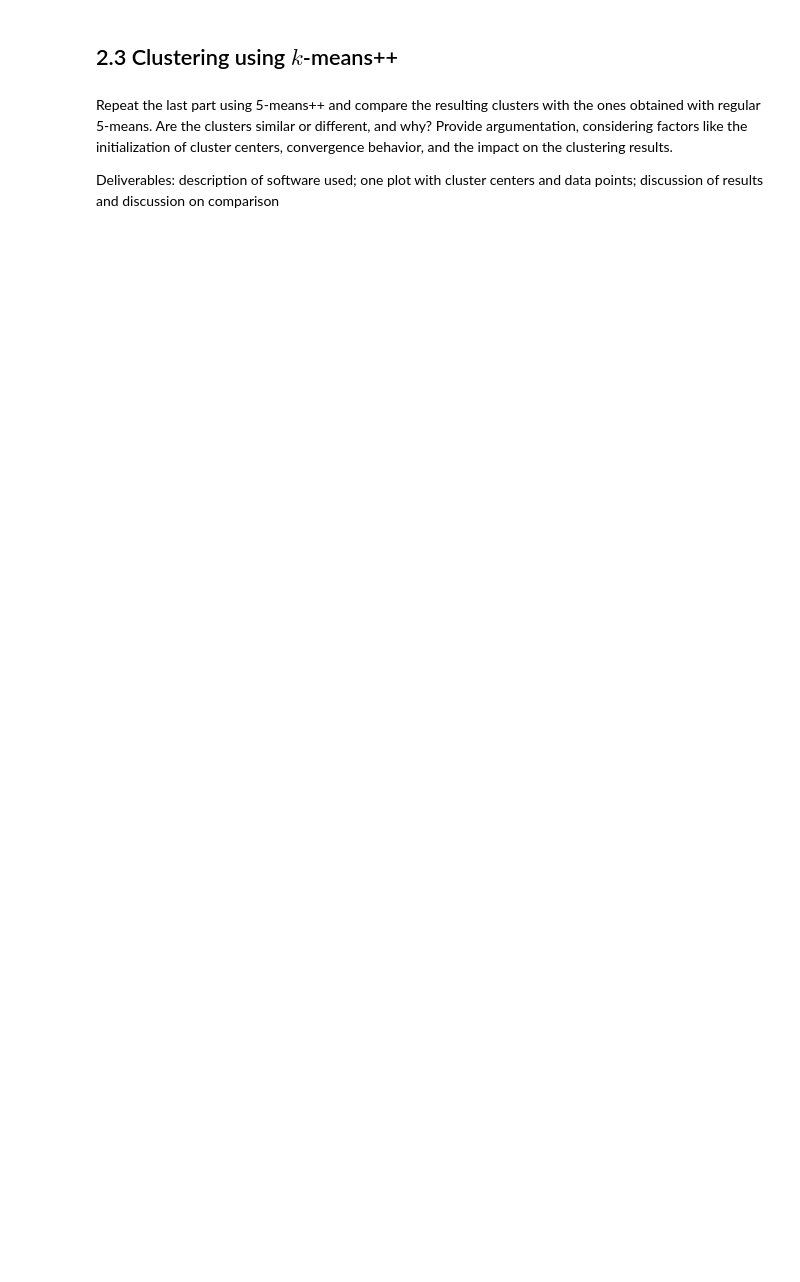
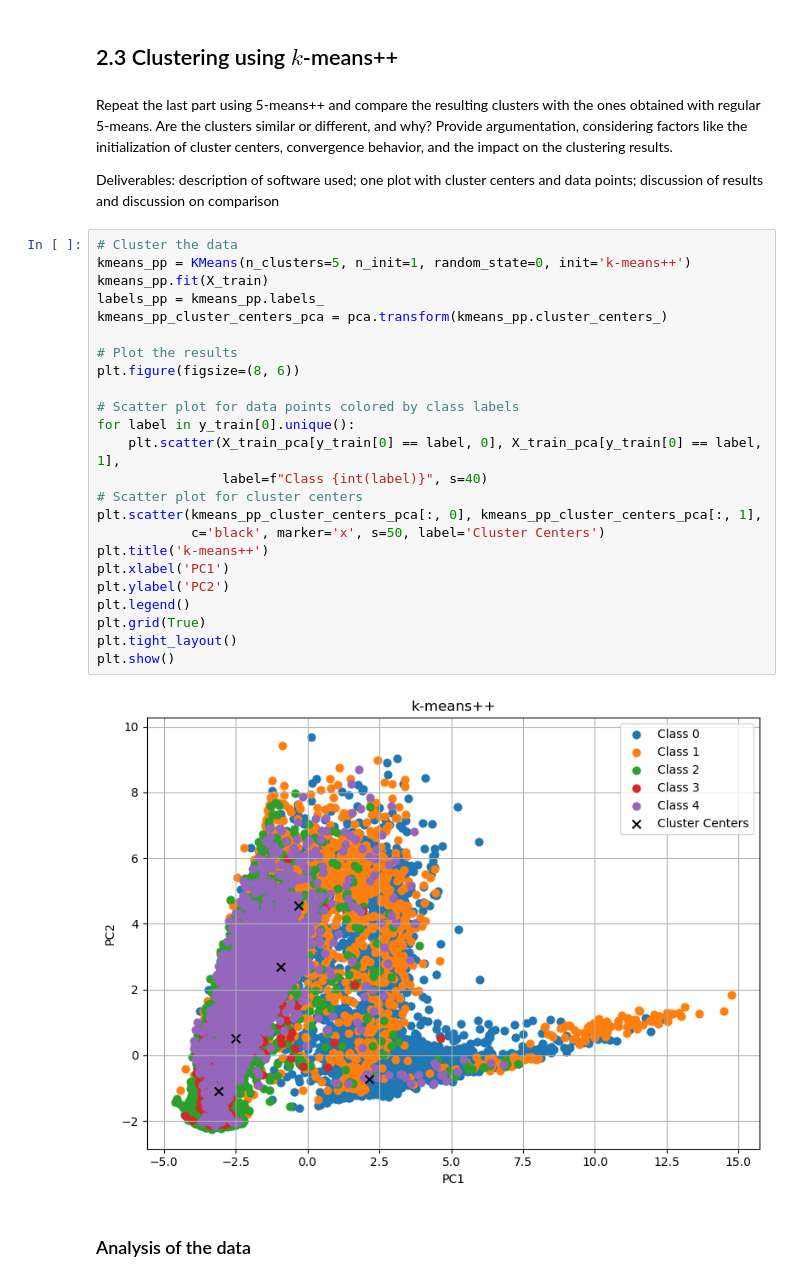
Before and after one commit to henrikdchristensen/DIKU-MLA-A7-Clustering-and-PCA, a Jupyter notebook: notebook.ipynb, the cells around one changed output. Saved outputs shown, nothing was run; the diff lists cells and outputs as text; blank space fills up the shorter version.

```diff
--- a/notebook.ipynb
+++ b/notebook.ipynb
@@ -416,3 +283,31 @@ Note: t-SNE can be computationally intensive, especially for large datasets. The
 Repeat the last part using 5-means++ and compare the resulting clusters with the ones obtained with regular 5-means. Are the clusters similar or different, and why? Provide argumentation, considering factors like the initialization of cluster centers, convergence behavior, and the impact on the clustering results.
 
 Deliverables: description of software used; one plot with cluster centers and data points; discussion of results and discussion on comparison
+# %%
+# Cluster the data
+kmeans_pp = KMeans(n_clusters=5, n_init=1, random_state=0, init='k-means++')
+kmeans_pp.fit(X_train)
+labels_pp = kmeans_pp.labels_
+kmeans_pp_cluster_centers_pca = pca.transform(kmeans_pp.cluster_centers_)
+
+# Plot the results
+plt.figure(figsize=(8, 6))
+
+# Scatter plot for data points colored by class labels
+for label in y_train[0].unique():
+    plt.scatter(X_train_pca[y_train[0] == label, 0], X_train_pca[y_train[0] == label, 1],
+                label=f"Class {int(label)}", s=40)
+# Scatter plot for cluster centers
+plt.scatter(kmeans_pp_cluster_centers_pca[:, 0], kmeans_pp_cluster_centers_pca[:, 1],
+            c='black', marker='x', s=50, label='Cluster Centers')
+plt.title('k-means++')
+plt.xlabel('PC1')
+plt.ylabel('PC2')
+plt.legend()
+plt.grid(True)
+plt.tight_layout()
+plt.show()
+# %% [output]
+[figure, added]
+# %% [markdown]
+### Analysis of the data
```
Also changed, not shown: parts of 24 cells of this notebook, 6 other files.
